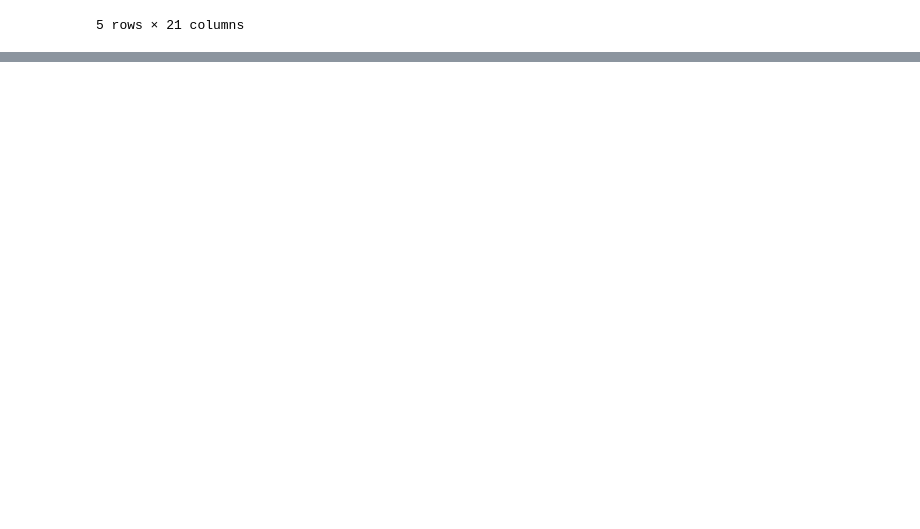
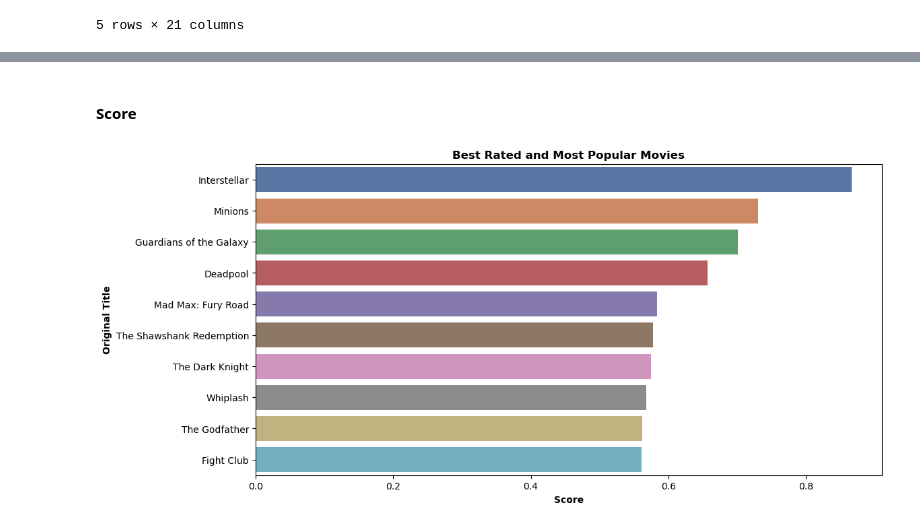
Before and after one commit to Thomasayanfeoluwa/Recommendation-Systems, a Jupyter notebook: weighted.ipynb, the cells around one changed output, grey strips where cells are left out. Cells and saved outputs as stored; diff of their text form; code cells hidden in the pictures; blank space fills up the shorter version.

Commit message:
scored

```diff
--- a/weighted.ipynb
+++ b/weighted.ipynb
@@ -214,3 +218,7 @@ df_movies_cleaned.head()
 | 3 | 250000000 | [{"id": 28, "name": "Action"}, {"... | 49026 | [{"id": 849, "name": "dc comics"}... | en | The Dark Knight Rises | Following the death of District A... | 112.312950 | ... |
 | 4 | 260000000 | [{"id": 28, "name": "Action"}, {"... | 49529 | [{"id": 818, "name": "based on no... | en | John Carter | John Carter is a war-weary, forme... | 43.926995 | ... |
 5 rows × 21 columns
+# %%
+df_movies_cleaned["score"] = df_movies_cleaned["normalized_weighted_average"] * 0.5 + df_movies_cleaned["normalized_popularity"]*0.5
+df_movies_scored = df_movies_cleaned.sort_values(["score"], ascending=False)
+df_movies_scored[["original_title", "normalized_weighted_average", "normalized_popularity", "score"]].head(20)
@@ -216,0 +243,18 @@ df_movies_cleaned.head()
+# %% [markdown]
+#### Score
+# %%
+df_scored = df_movies_cleaned.sort_values("score", ascending=False)
+plt.figure(figsize=(12, 6))
+
+ax = sns.barplot(
+    x=df_scored["score"].head(10),
+    y=df_scored["original_title"].head(10),
+    palette="deep",
+    data=df_scored
+)
+plt.title("Best Rated and Most Popular Movies", weight="bold")
+plt.xlabel("Score", weight="bold")
+plt.ylabel("Original Title", weight="bold")
+plt.savefig("best_scored_movies.png")
+# %% [output]
+[figure, added]
```
Also changed, not shown: parts of 3 cells of this notebook, 1 other file.
